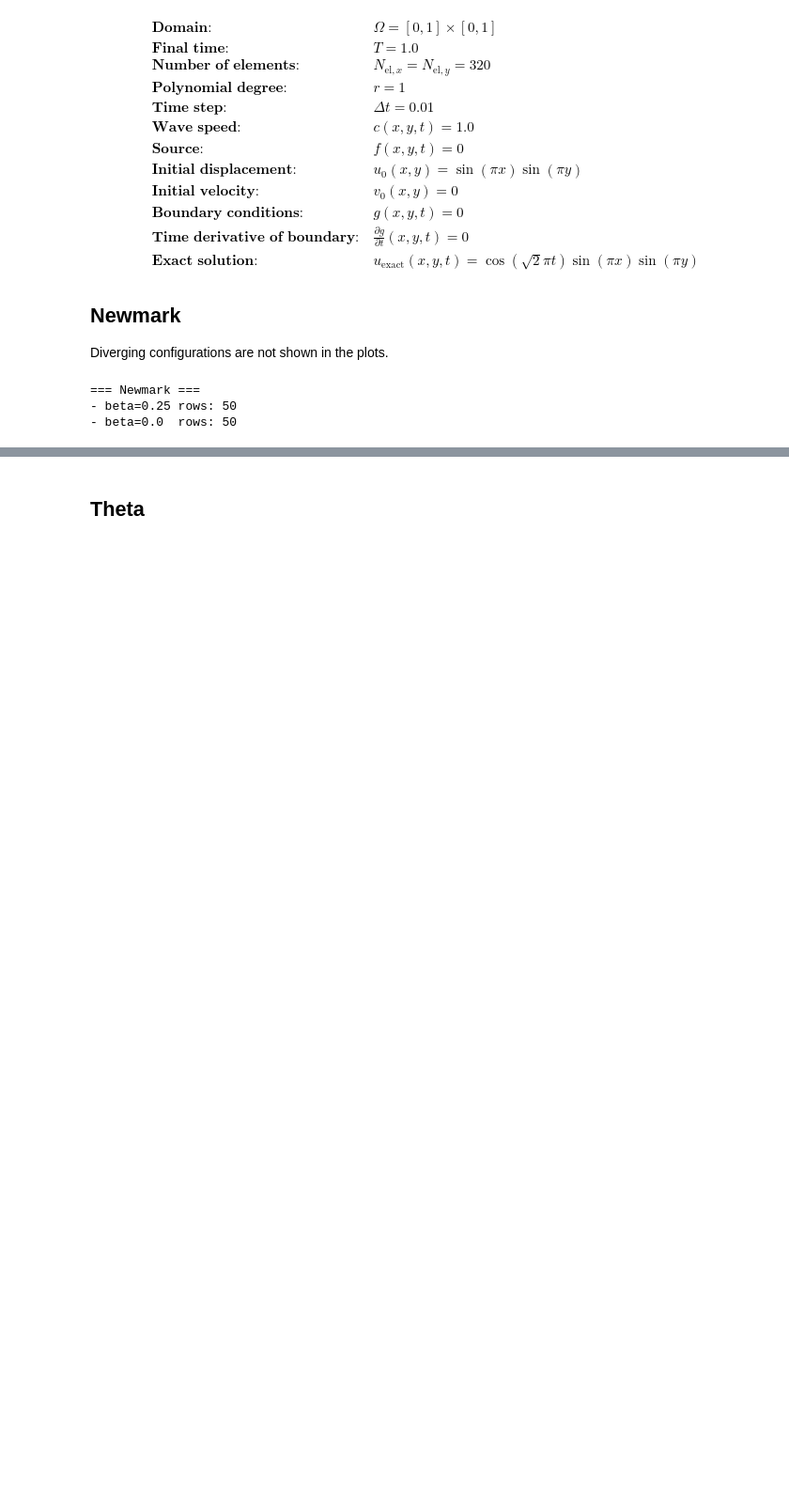
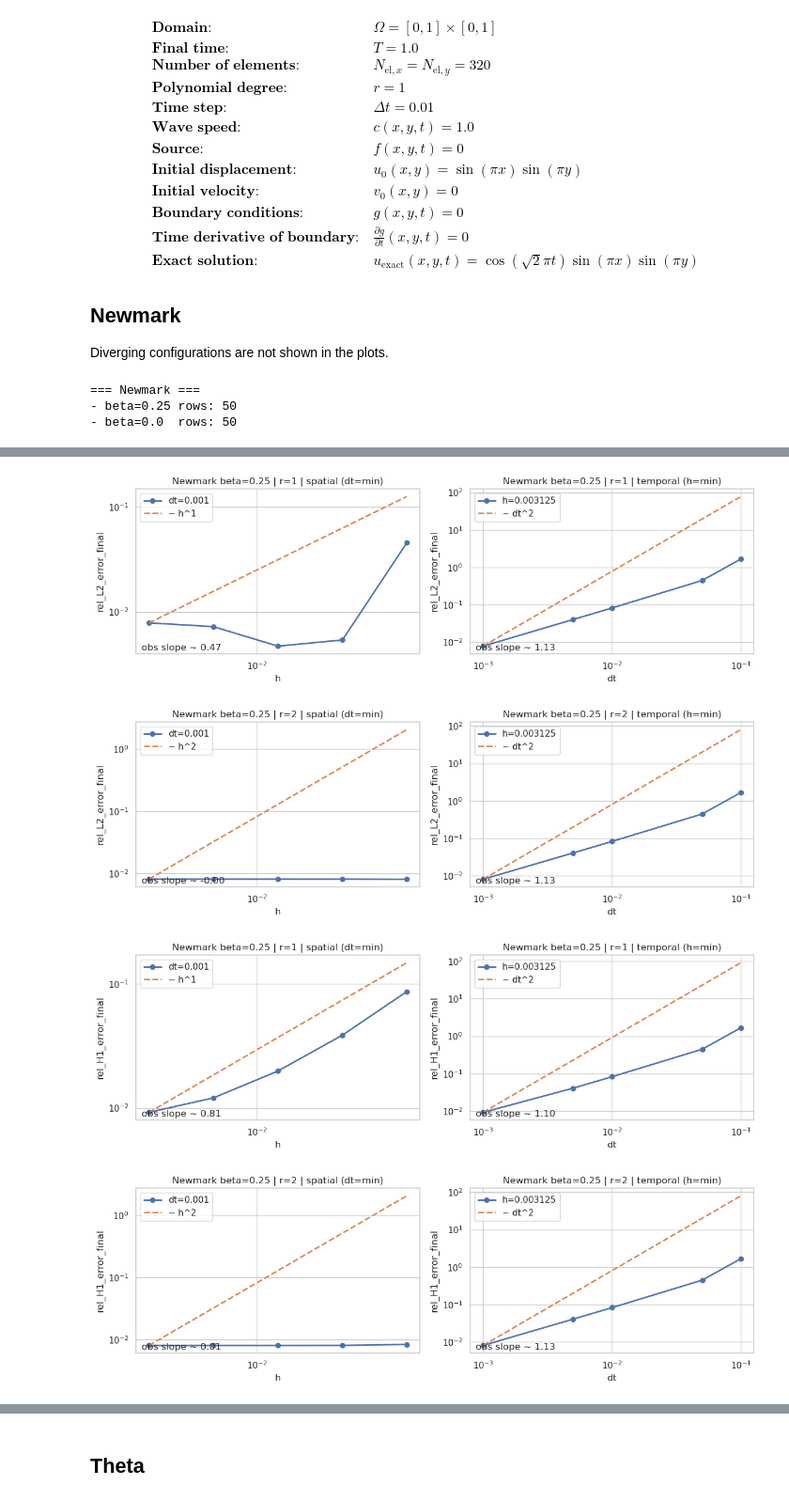
Before and after one commit to AlessandroGhiotto/nmpde-wave-equation, a Jupyter notebook: analysis/convergence-analysis.ipynb, the cells around one changed output, grey strips where cells are left out. Shown at 94% size. Drawn from its saved outputs; the diff is of its cells as text; code cells hidden in the pictures; blank space fills up the shorter version.

```diff
--- a/analysis/convergence-analysis.ipynb
+++ b/analysis/convergence-analysis.ipynb
@@ -247,0 +367,16 @@ figs_nmk_000 = plot_lines_by_r(df_newmark_000, 'Newmark beta=0.0')
+# %%
+# Rate-style plots: isolate h^r and dt^2 behavior (Newmark)
+plot_spacetime_rates(df_newmark_025, 'Newmark beta=0.25', 'rel_L2_error_final')
+plot_spacetime_rates(df_newmark_025, 'Newmark beta=0.25', 'rel_H1_error_final')
+# plot_bound_c_hr_dt2(df_newmark_025, 'Newmark beta=0.25', 'rel_L2_error_final')
+# plot_bound_c_hr_dt2(df_newmark_025, 'Newmark beta=0.25', 'rel_H1_error_final')
+
+plot_spacetime_rates(df_newmark_000, 'Newmark beta=0.0', 'rel_L2_error_final')
+plot_spacetime_rates(df_newmark_000, 'Newmark beta=0.0', 'rel_H1_error_final')
+# plot_bound_c_hr_dt2(df_newmark_000, 'Newmark beta=0.0', 'rel_L2_error_final')
+# plot_bound_c_hr_dt2(df_newmark_000, 'Newmark beta=0.0', 'rel_H1_error_final')
+# %% [output]
+[figure, added]
+[figure, added]
+[figure, added]
+[figure, added]
```
Also changed, not shown: parts of 6 cells of this notebook, 3 other files.
